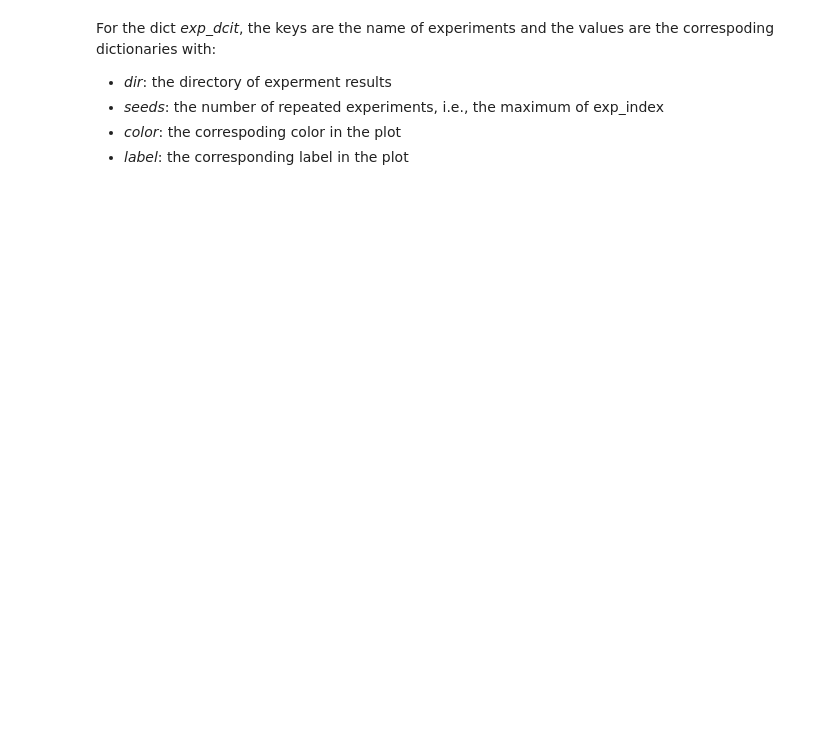
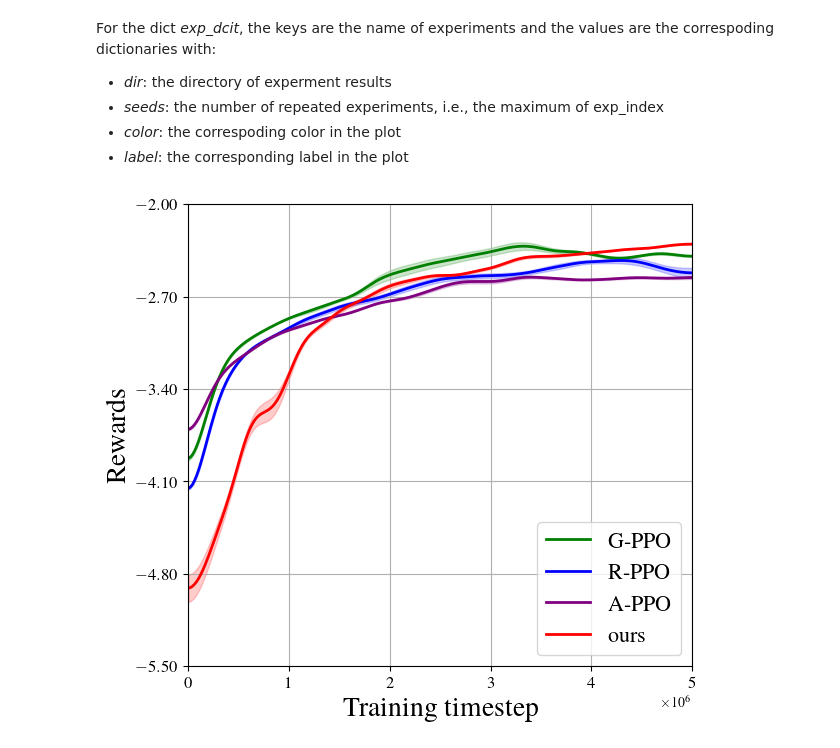
Before and after one commit to Yuancheng-Xu/ELBERT, a Jupyter notebook: plot/plot.ipynb, the cells around one changed output. Drawn from its saved outputs; the diff is of its cells as text; code cells hidden in the pictures; blank space fills up the shorter version.

```diff
--- a/plot/plot.ipynb
+++ b/plot/plot.ipynb
@@ -27,4 +27,8 @@ exp_dict = {
             "color":"red",
             "label":"ours"}
 }
+# %%
+fig_reward_plot = load_and_plot(exp_dict, plot_type='Rewards', ylim=[-5.5, -2], xlim=[0, 5e6], timesteps=245, legend_loc='lower right')
+# %% [output]
+[figure, added]
 # %%
```
Also changed, not shown: parts of 4 cells of this notebook, 1 other file.
